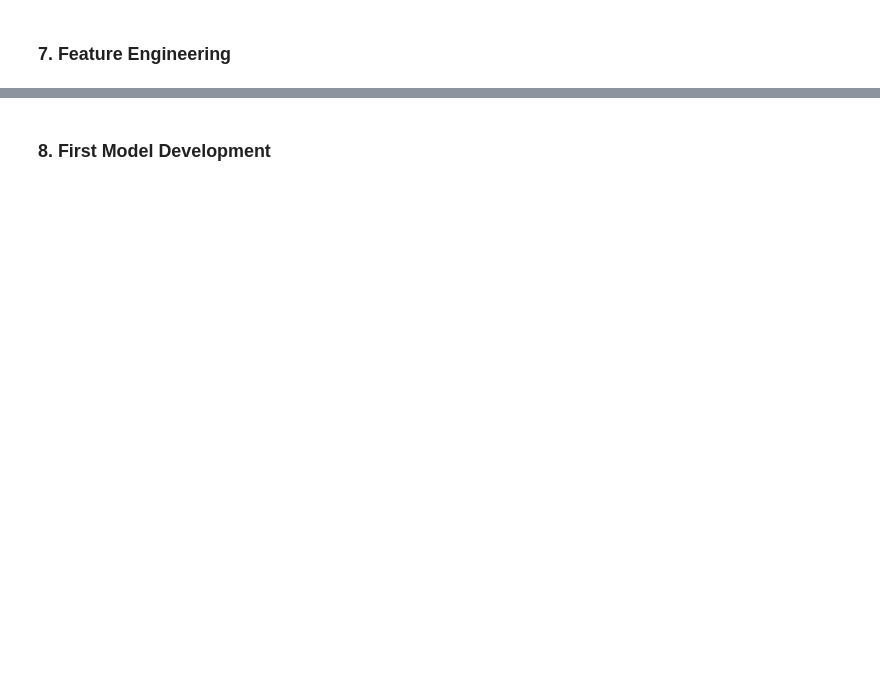
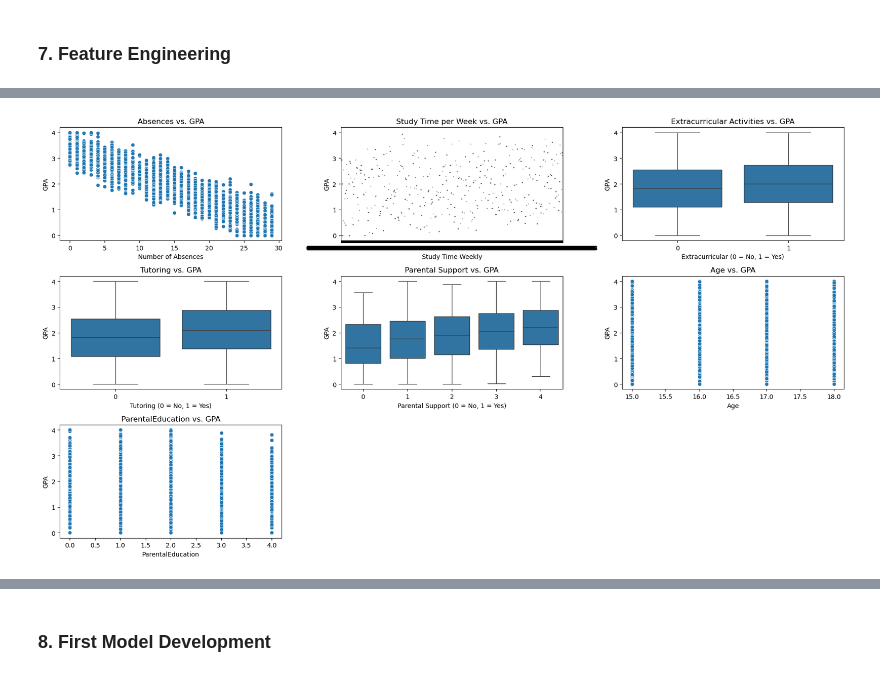
Before and after one commit to KGS577999/Guided-Project, a Jupyter notebook: notebooks/Guided_Project.ipynb, the cells around one changed output, grey strips where cells are left out. Saved outputs shown, nothing was run; the diff lists cells and outputs as text; code cells hidden in the pictures; blank space fills up the shorter version.

```diff
--- a/notebooks/Guided_Project.ipynb
+++ b/notebooks/Guided_Project.ipynb
@@ -232,0 +241,2 @@ plt.show()
+# %%
+df_original_cleaned_FE = df_original_cleaned.copy()
@@ -232,0 +276,57 @@ plt.show()
+# %%
+# (2 rows, 3 columns)
+fig, axes = plt.subplots(3, 3, figsize=(18, 10))
+axes = axes.flatten()  # Flatten 2D array to make indexing easier
+
+# Plot 1: Absences vs. GPA
+sns.scatterplot(x='Absences', y='GPA', data=df_original_cleaned_FE, ax=axes[0])
+axes[0].set_title('Absences vs. GPA')
+axes[0].set_xlabel('Number of Absences')
+axes[0].set_ylabel('GPA')
+
+# Plot 2: Study Time vs. GPA
+sns.boxplot(x='StudyTimeWeekly', y='GPA', data=df_original_cleaned_FE, ax=axes[1])
+axes[1].set_title('Study Time per Week vs. GPA')
+axes[1].set_xlabel('Study Time Weekly')
+axes[1].set_ylabel('GPA')
+
+# Plot 3: Extracurricular vs. GPA
+sns.boxplot(x='Extracurricular', y='GPA', data=df_original_cleaned_FE, ax=axes[2])
+axes[2].set_title('Extracurricular Activities vs. GPA')
+axes[2].set_xlabel('Extracurricular (0 = No, 1 = Yes)')
+axes[2].set_ylabel('GPA')
+
+# Plot 4: Tutoring vs. GPA
+sns.boxplot(x='Tutoring', y='GPA', data=df_original_cleaned_FE, ax=axes[3])
+axes[3].set_title('Tutoring vs. GPA')
+axes[3].set_xlabel('Tutoring (0 = No, 1 = Yes)')
+axes[3].set_ylabel('GPA')
+
+# Plot 5: Parental Support vs. GPA
+sns.boxplot(x='ParentalSupport', y='GPA', data=df_original_cleaned_FE, ax=axes[4])
+axes[4].set_title('Parental Support vs. GPA')
+axes[4].set_xlabel('Parental Support (0 = No, 1 = Yes)')
+axes[4].set_ylabel('GPA')
+
+# Plot 6: Age vs. GPA (or any other interesting numeric column)
+sns.scatterplot(x='Age', y='GPA', data=df_original_cleaned_FE, ax=axes[5])
+axes[5].set_title('Age vs. GPA')
+axes[5].set_xlabel('Age')
+axes[5].set_ylabel('GPA')
+
+# Plot 7: Parent Education vs. GPA (or any other interesting numeric column)
+sns.scatterplot(x='ParentalEducation', y='GPA', data=df_original_cleaned_FE, ax=axes[6])
+axes[6].set_title('ParentalEducation vs. GPA')
+axes[6].set_xlabel('ParentalEducation')
+axes[6].set_ylabel('GPA')
+
+#Remove extra grpaphs
+for i in range(7, len(axes)):
+    fig.delaxes(axes[i])
+
+
+# Layout adjustment
+plt.tight_layout()
+plt.show()
+# %% [output]
+[figure, added]
```
Also changed, not shown: parts of 23 cells of this notebook, 4 other files.
